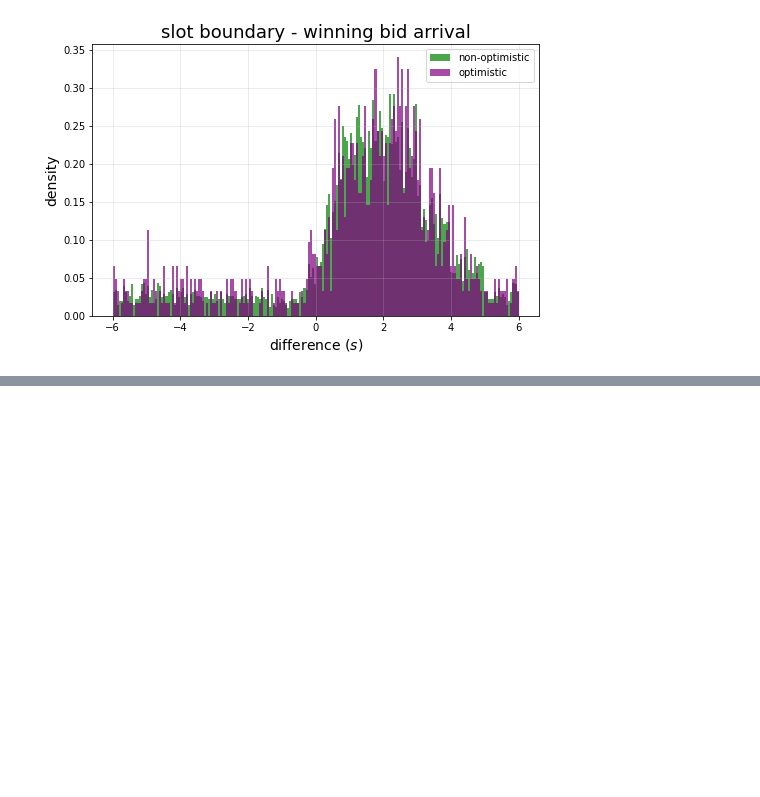
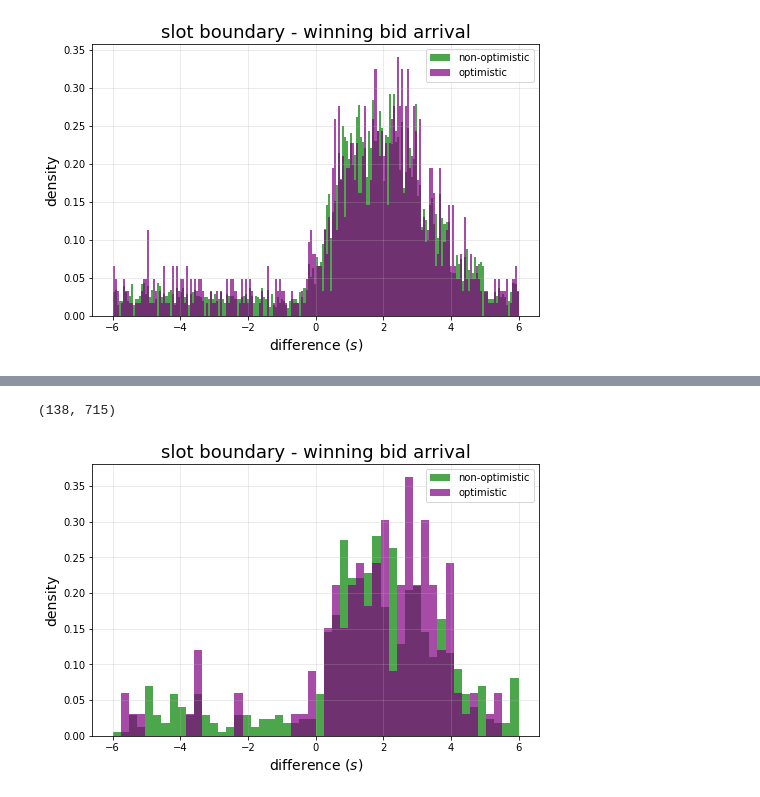
Before and after one commit to michaelneuder/relay-data, a Jupyter notebook: rollout/opt.ipynb, the cells around one changed output, grey strips where cells are left out. Saved outputs shown, nothing was run; the diff lists cells and outputs as text; code cells hidden in the pictures; blank space fills up the shorter version.

```diff
--- a/rollout/opt.ipynb
+++ b/rollout/opt.ipynb
@@ -244,0 +355,3 @@ plt.show()
+# %%
+winners_builders = winners.merge(descriptions, on='substring', how='left')
+winners_builders.head()
@@ -244,0 +365,2 @@ plt.show()
+# %%
+w = winners_builders[winners_builders['total_duration'] < np.percentile(winners_builders['total_duration'].values, 99)]
@@ -244,0 +372,5 @@ plt.show()
+# %%
+rsync_w = w[w['builder_id']=='rsync']
+rsync_o = rsync_w[rsync_w['optimistic_submission']=='t']
+rsync_n = rsync_w[rsync_w['optimistic_submission']=='f']
+len(rsync_o), len(rsync_n)
@@ -244,0 +412,20 @@ plt.show()
+# %%
+vals_o = rsync_o[rsync_o['substring']=='0x978a35']
+vals_n = rsync_n[rsync_n['substring']=='0x978a35']
+len(vals_o), len(vals_n)
+# %% [output]
+(138, 715)
+# %%
+f, ax = plt.subplots(figsize=(8,5))
+
+bins = np.histogram(vals_n['diff'], bins=50)[1]
+ax.hist(vals_n['diff'], bins, color='g', alpha=0.7, density=True, label='non-optimistic')
+ax.hist(vals_o['diff'], bins, color='purple', alpha=0.7, density=True, label='optimistic')
+# ax.set_xlim(0,float(1e6))
+ax.set_xlabel('difference $(s)$', size=14)
+ax.set_ylabel('density', size=14)
+ax.set_title('slot boundary - winning bid arrival', size=18)
+plt.legend()
+plt.show()
+# %% [output]
+[figure, added]
```
Also changed, not shown: parts of 17 cells of this notebook.
